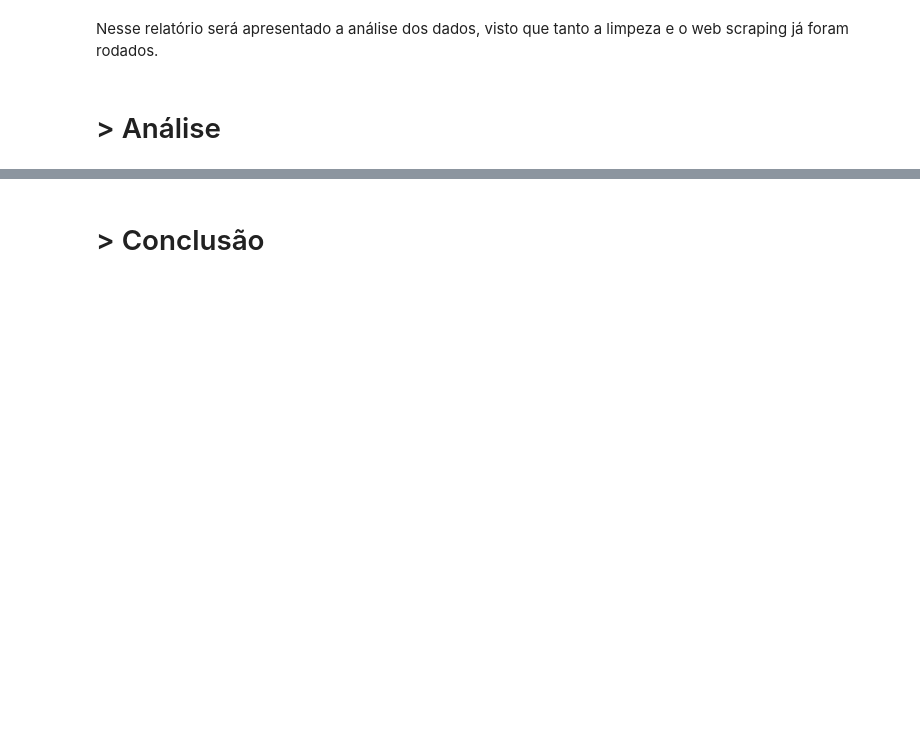
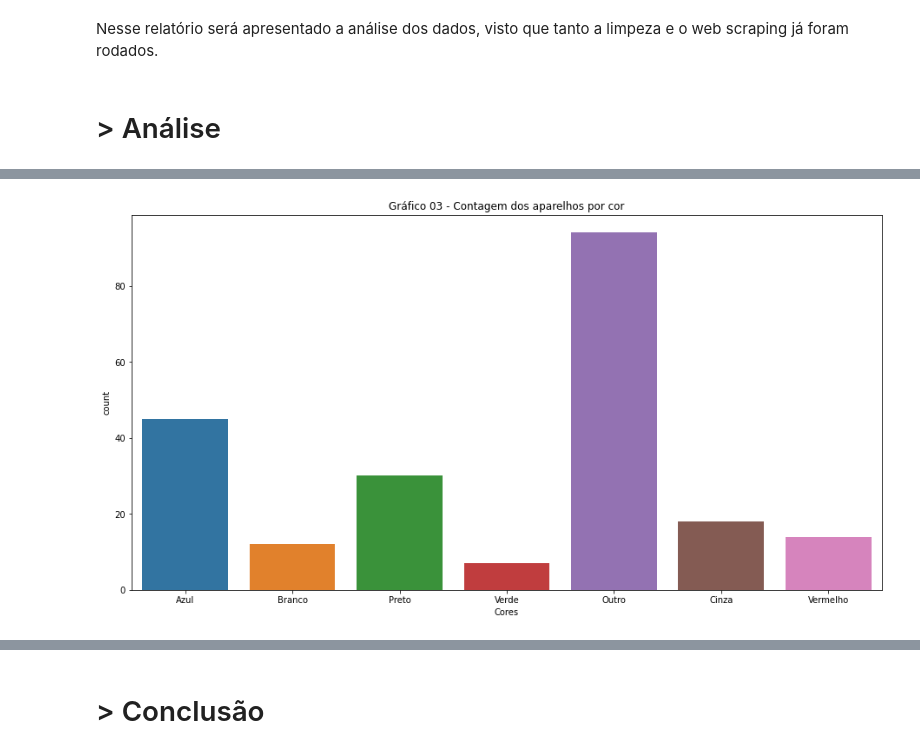
Before and after one commit to GustavoG-bot/Projeto_analise_de_fontes, a Jupyter notebook: notebook/Projeto de analise de fontes - Entrega Final.ipynb, the cells around one changed output, grey strips where cells are left out. Drawn from its saved outputs; the diff is of its cells as text; code cells hidden in the pictures; blank space fills up the shorter version.

```diff
--- a/notebook/Projeto de analise de fontes - Entrega Final.ipynb
+++ b/notebook/Projeto de analise de fontes - Entrega Final.ipynb
@@ -163,0 +118,9 @@ df3
+# %%
+fig = plt.figure(figsize=(12,6))
+ax = fig.add_axes([0,0,1,1])
+
+sns.countplot(x='Cores', data=tratamento_cor, ax=ax)
+plt.title("Gráfico 03 - Contagem dos aparelhos por cor")
+plt.show()
+# %% [output]
+[figure, added]
```
Also changed, not shown: parts of 42 cells of this notebook, 1 other file.
